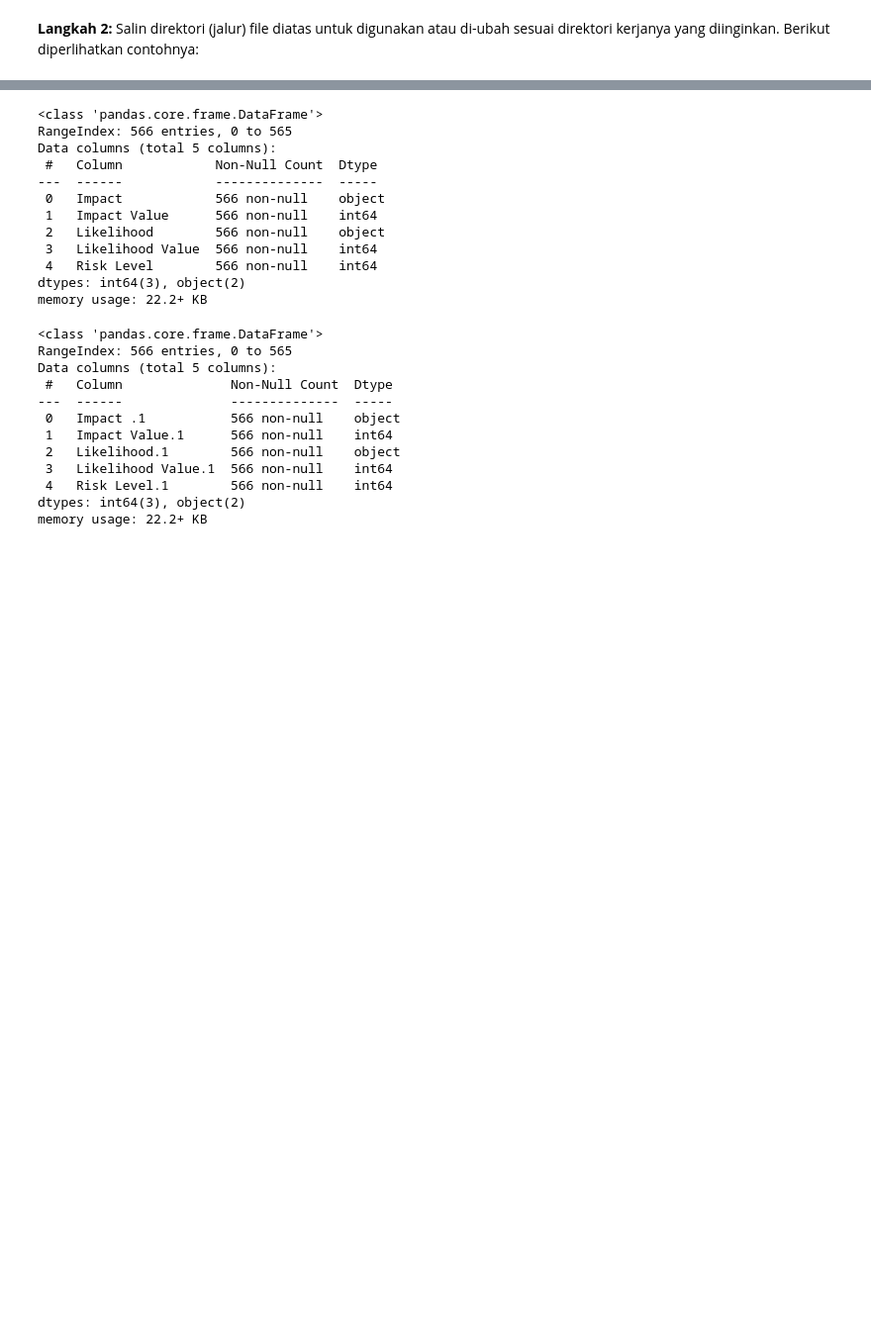
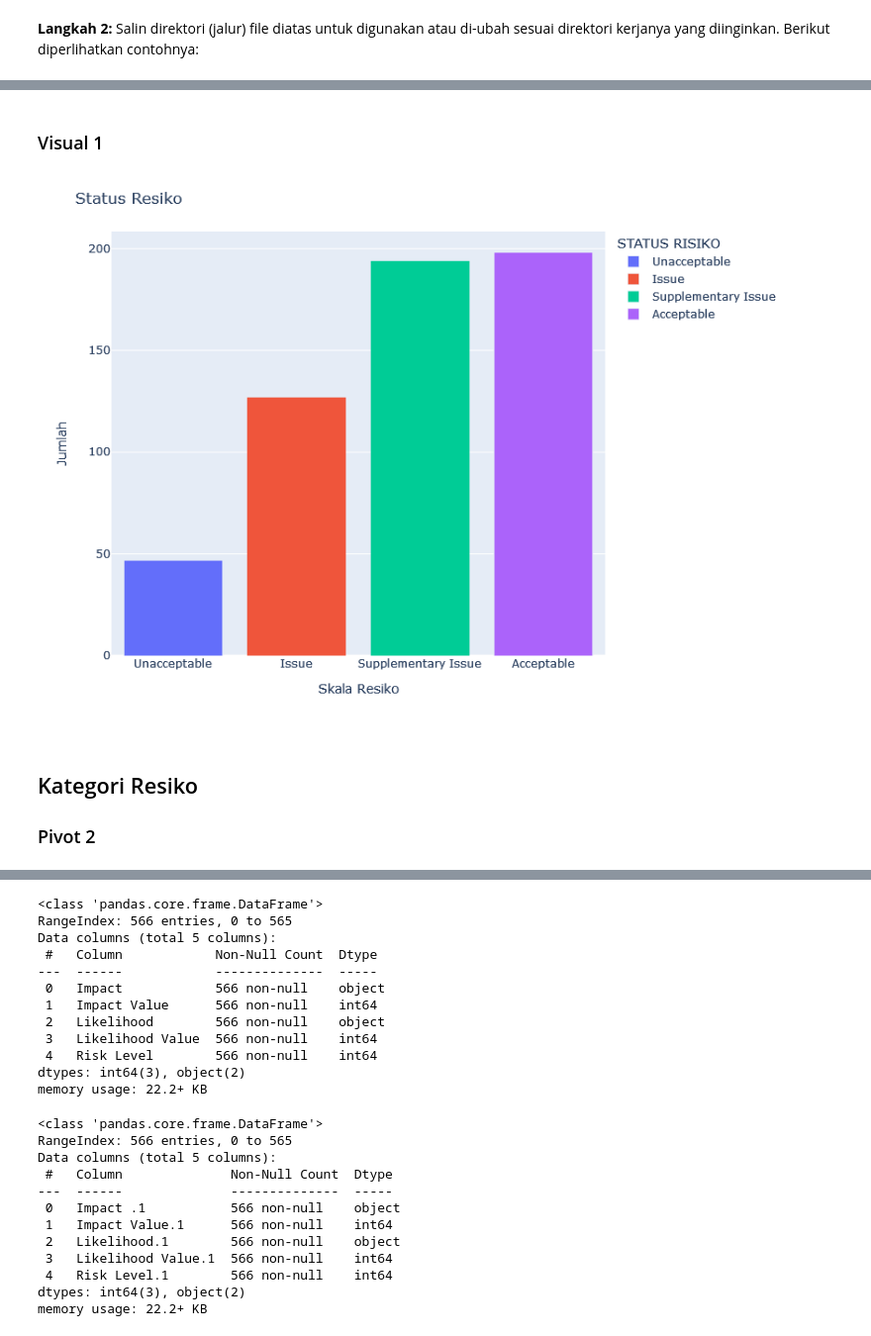
Before and after one commit to sainzdata/Py_JNE, a Jupyter notebook: Case_Study.ipynb, the cells around one changed output, grey strips where cells are left out. Shown at 99% size. Cells and saved outputs as stored; diff of their text form; code cells hidden in the pictures; blank space fills up the shorter version.

```diff
--- a/Case_Study.ipynb
+++ b/Case_Study.ipynb
@@ -32,0 +30,3 @@ os.chdir('C:/Users/user/Desktop/Py_JNE/data/CS')
+# %%
+import pandas as pd
+df =pd.read_excel("RiskRegister.xlsx",skiprows=1)
@@ -32,0 +59,10 @@ os.chdir('C:/Users/user/Desktop/Py_JNE/data/CS')
+# %%
+# Tabel Pivot
+Status_Resiko=pd.pivot_table(df,index=['STATUS RISIKO'], values=['Risk Event'], aggfunc='count')
+
+# Komfersi indeks menjadi Kolom
+Status_Resiko.reset_index(inplace=True)
+
+# Urutkan data dari yang besar ke kecil
+Status_Resiko=Status_Resiko.sort_values("Risk Event",ascending=True)
+Status_Resiko
@@ -32,0 +75,23 @@ os.chdir('C:/Users/user/Desktop/Py_JNE/data/CS')
+# %% [markdown]
+### Visual 1
+# %%
+import plotly.express as px
+
+# membuat grafik batang (bar-chart)
+fig1 = px.bar(Status_Resiko, x='STATUS RISIKO', y='Risk Event',color='STATUS RISIKO', text_auto='.2s')
+
+# Pengaturan detail grafik
+fig1.update_layout(barmode='stack',
+                  autosize=False,
+                  width=600,
+                  height=600,
+                  showlegend=True,
+                  title="Status Resiko",
+                  xaxis_title="Skala Resiko",
+                  yaxis_title="Jumlah")
+# %% [output]
+[figure, added]
+# %% [markdown]
+## Kategori Resiko
+
+### Pivot 2
```
Also changed, not shown: parts of 56 cells of this notebook, 4 other files.
